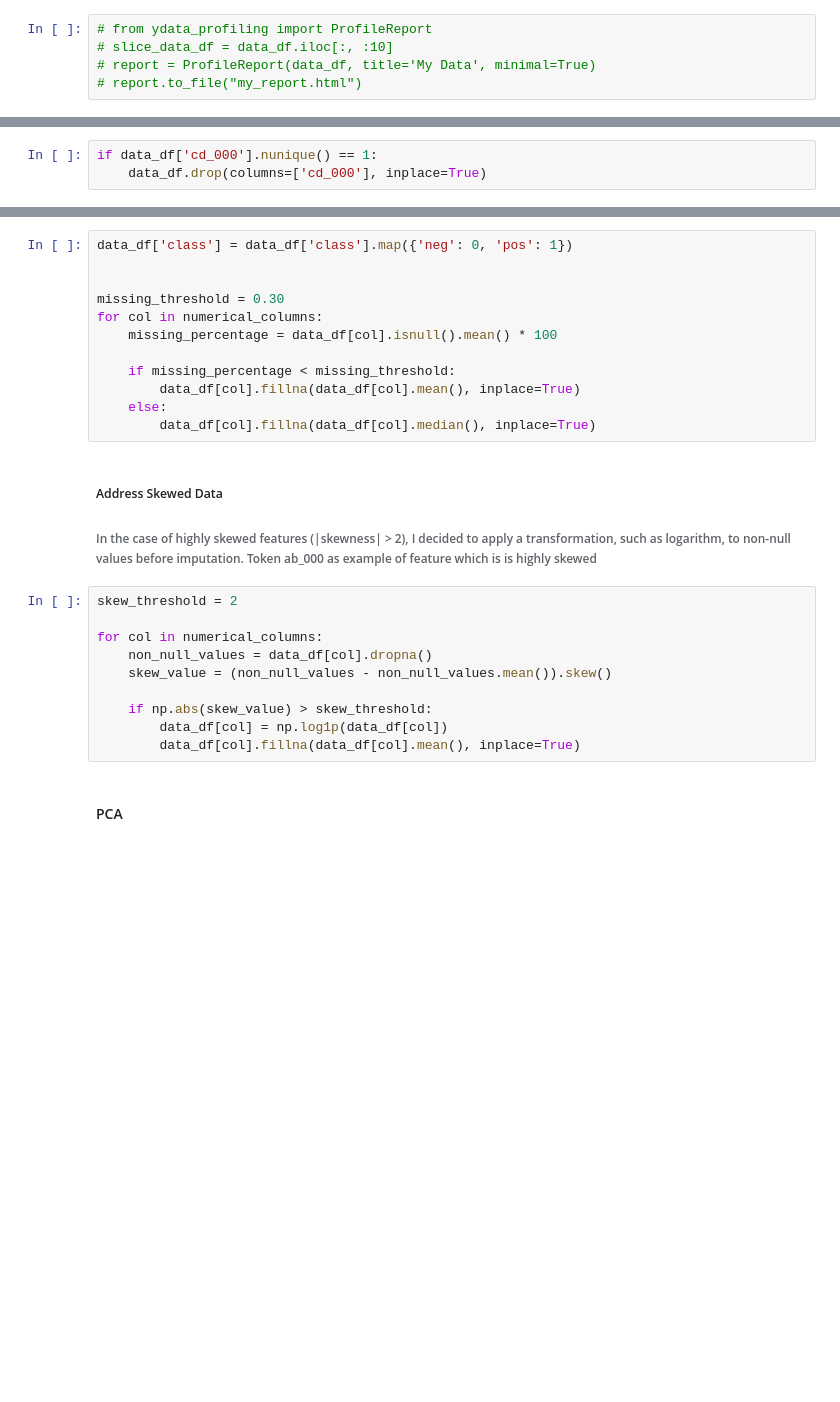
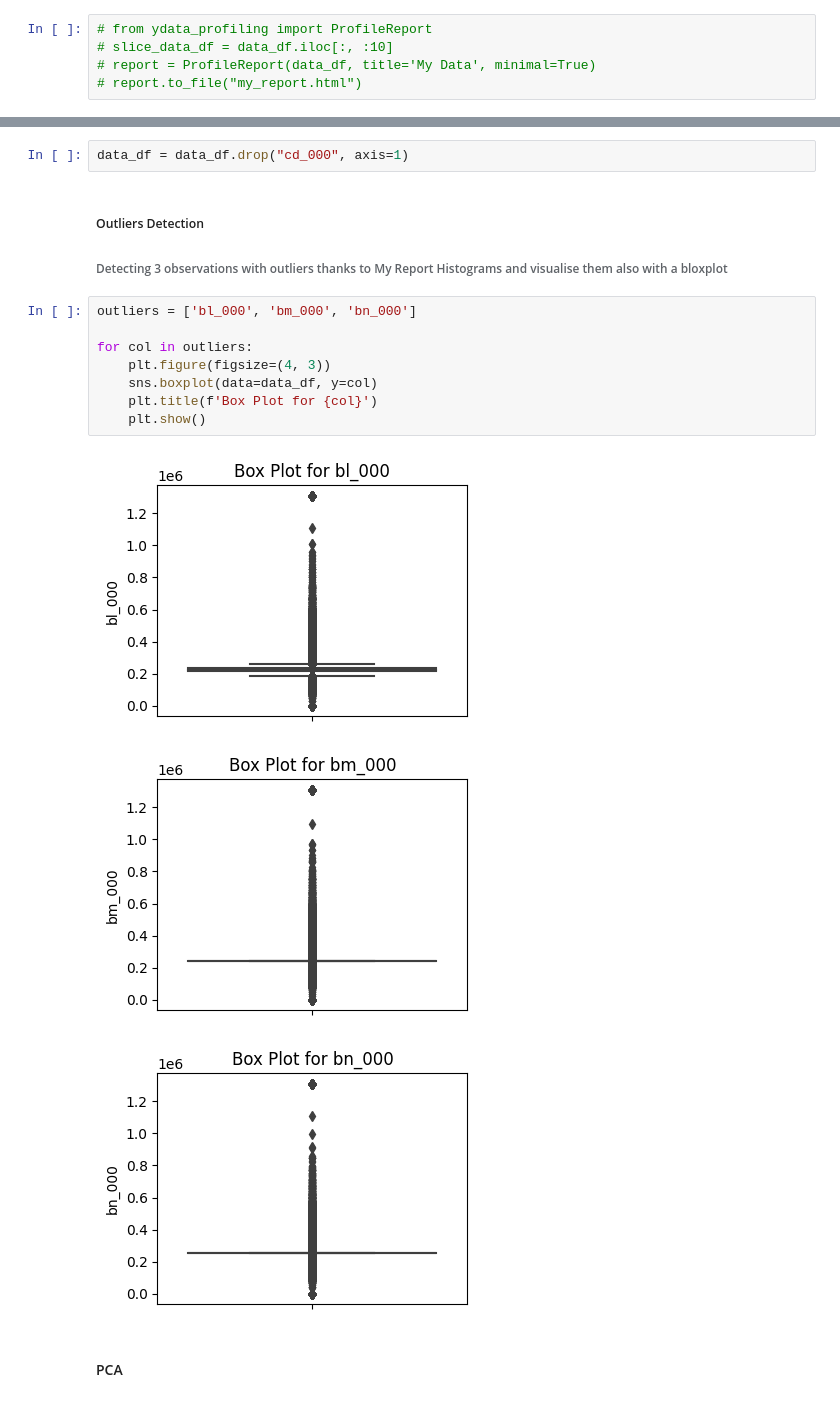
Before and after one commit to riccardopossier/Data_Preparation_CA1, a Jupyter notebook: RiccardoPossieri__DPrepHDip_CA1..ipynb, the cells around one changed output, grey strips where cells are left out. Cells and saved outputs as stored; diff of their text form; blank space fills up the shorter version.

```diff
--- a/RiccardoPossieri__DPrepHDip_CA1..ipynb
+++ b/RiccardoPossieri__DPrepHDip_CA1..ipynb
@@ -40,3 +61,0 @@ data_df = data_df.fillna(np.nan)
-# %%
-if data_df['cd_000'].nunique() == 1:
-    data_df.drop(columns=['cd_000'], inplace=True)
@@ -46,27 +62,19 @@ if data_df['cd_000'].nunique() == 1:
-# %%
-data_df['class'] = data_df['class'].map({'neg': 0, 'pos': 1})
-
-
-missing_threshold = 0.30
-for col in numerical_columns:
-    missing_percentage = data_df[col].isnull().mean() * 100
-
-    if missing_percentage < missing_threshold:
-        data_df[col].fillna(data_df[col].mean(), inplace=True)
-    else:
-        data_df[col].fillna(data_df[col].median(), inplace=True)
-# %% [markdown]
-##### Address Skewed Data
-###### In the case of highly skewed features (|skewness| > 2), I decided to apply a transformation, such as logarithm, to non-null values before imputation. Token ab_000 as example of feature which is  is highly skewed
-# %%
-skew_threshold = 2
-
-for col in numerical_columns:
-    non_null_values = data_df[col].dropna()
-    skew_value = (non_null_values - non_null_values.mean()).skew()
-
-    if np.abs(skew_value) > skew_threshold:
-        data_df[col] = np.log1p(data_df[col])
-        data_df[col].fillna(data_df[col].mean(), inplace=True)
+# %%
+data_df = data_df.drop("cd_000", axis=1)
+# %% [markdown]
+##### Outliers Detection
+###### Detecting 3 observations with outliers thanks to My Report Histograms and visualise them also with a bloxplot
+# %%
+outliers = ['bl_000', 'bm_000', 'bn_000']
+
+for col in outliers:
+    plt.figure(figsize=(4, 3))
+    sns.boxplot(data=data_df, y=col)
+    plt.title(f'Box Plot for {col}')
+    plt.show()
+# %% [output]
+[figure, added]
+[figure, added]
+[figure, added]
 # %% [markdown]
 #### PCA
```
Also changed, not shown: parts of 13 cells of this notebook.
